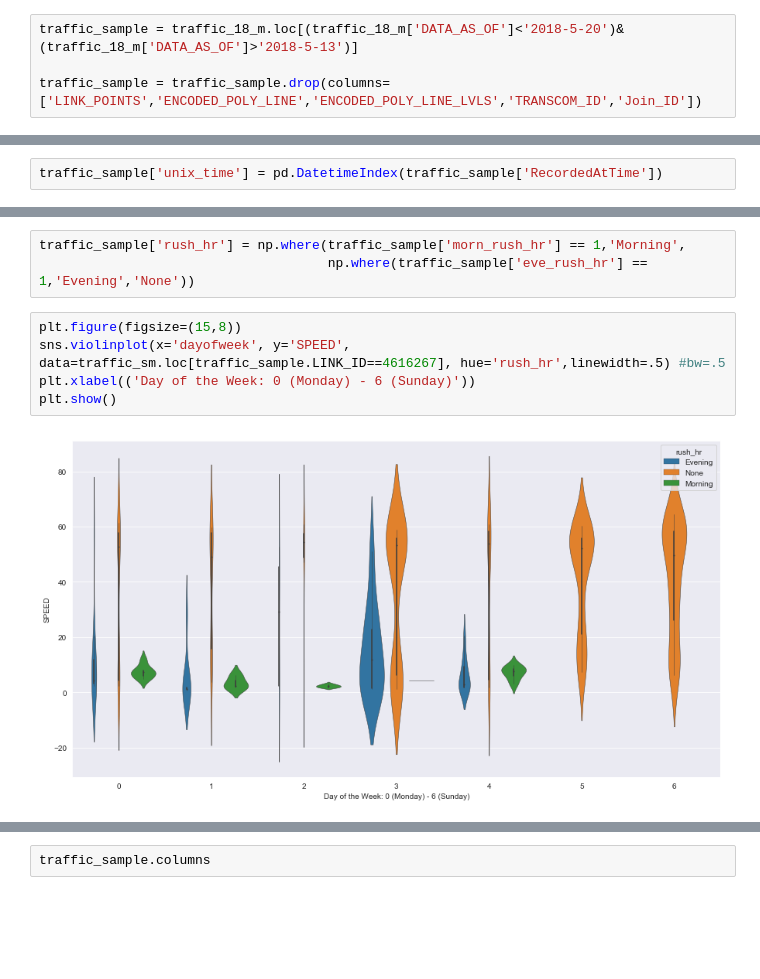
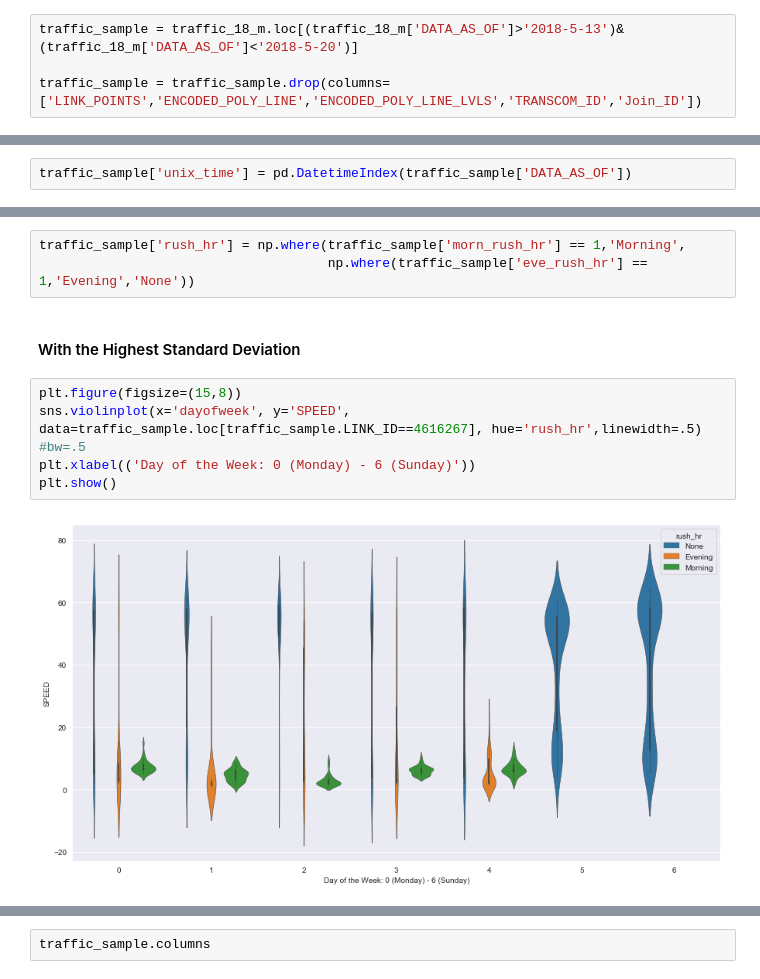
Before and after one commit to tcbriggs981/NYC-Traffic-Model, a Jupyter notebook: 02 Exploration.ipynb, the cells around one changed output, grey strips where cells are left out. Saved outputs shown, nothing was run; the diff lists cells and outputs as text; blank space fills up the shorter version.

```diff
--- a/02 Exploration.ipynb
+++ b/02 Exploration.ipynb
@@ -32,7 +32,7 @@ traffic_18_m.head()
 # %%
 traffic_18_m['DATA_AS_OF'] = pd.DatetimeIndex(traffic_18_m['DATA_AS_OF'])
 # %%
-traffic_sample = traffic_18_m.loc[(traffic_18_m['DATA_AS_OF']<'2018-5-20')&(traffic_18_m['DATA_AS_OF']>'2018-5-13')]
+traffic_sample = traffic_18_m.loc[(traffic_18_m['DATA_AS_OF']>'2018-5-13')&(traffic_18_m['DATA_AS_OF']<'2018-5-20')]
 
 traffic_sample = traffic_sample.drop(columns=['LINK_POINTS','ENCODED_POLY_LINE','ENCODED_POLY_LINE_LVLS','TRANSCOM_ID','Join_ID'])
 # %%
@@ -69,7 +69,7 @@ Index(['ID', 'SPEED', 'TRAVEL_TIME', 'STATUS', 'DATA_AS_OF', 'LINK_ID',
        'overall_avg_spd', 'overall_std_speed', 'speed_index'],
       dtype='object')
 # %%
-traffic_sample['unix_time'] = pd.DatetimeIndex(traffic_sample['RecordedAtTime'])
+traffic_sample['unix_time'] = pd.DatetimeIndex(traffic_sample['DATA_AS_OF'])
 # %%
 traffic_sample['unix_time'] = traffic_sample['unix_time'].astype(np.int64)
 # %%
@@ -141,10 +141,12 @@ Name: overall_std_speed, Length: 130, dtype: float64
 # %%
 traffic_sample['rush_hr'] = np.where(traffic_sample['morn_rush_hr'] == 1,'Morning',
                                      np.where(traffic_sample['eve_rush_hr'] == 1,'Evening','None'))
+# %% [markdown]
+#### With the Highest Standard Deviation
 # %%
 plt.figure(figsize=(15,8))
-sns.violinplot(x='dayofweek', y='SPEED', data=traffic_sm.loc[traffic_sample.LINK_ID==4616267], hue='rush_hr',linewidth=.5) #bw=.5
+sns.violinplot(x='dayofweek', y='SPEED', data=traffic_sample.loc[traffic_sample.LINK_ID==4616267], hue='rush_hr',linewidth=.5) #bw=.5
 plt.xlabel(('Day of the Week: 0 (Monday) - 6 (Sunday)'))
 plt.show()
 # %% [output]
-[figure, old version]
+[figure, new version]
```
Also changed, not shown: parts of 8 cells of this notebook, 3 other files.
